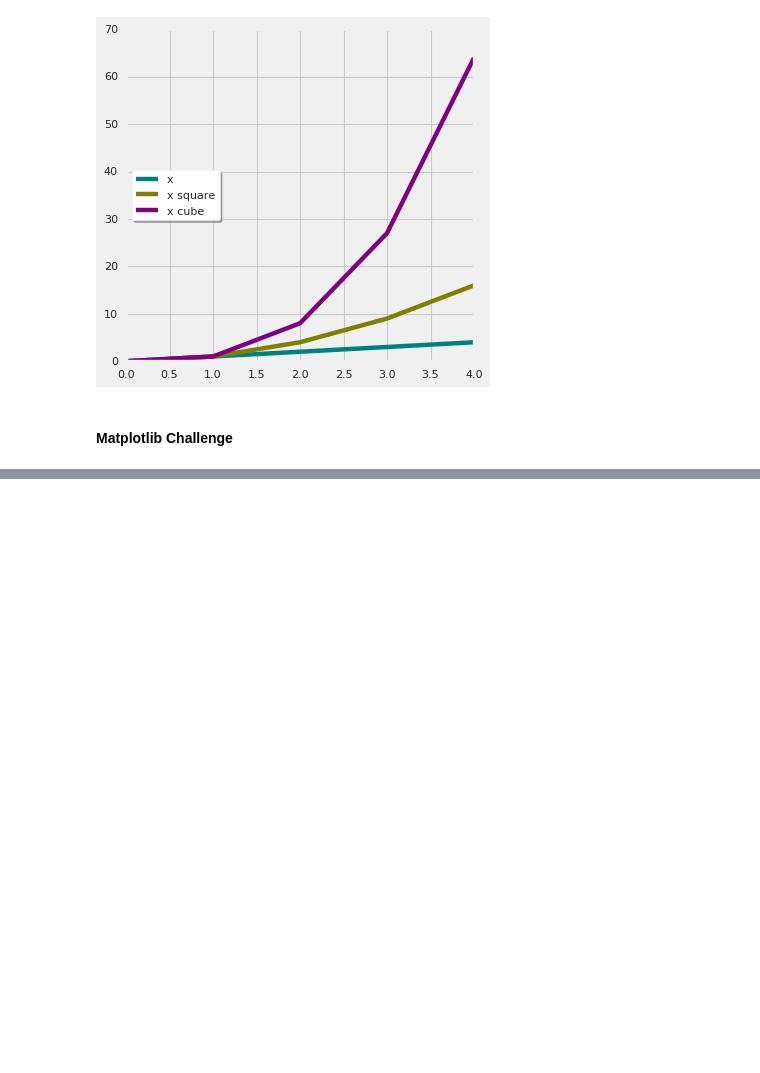
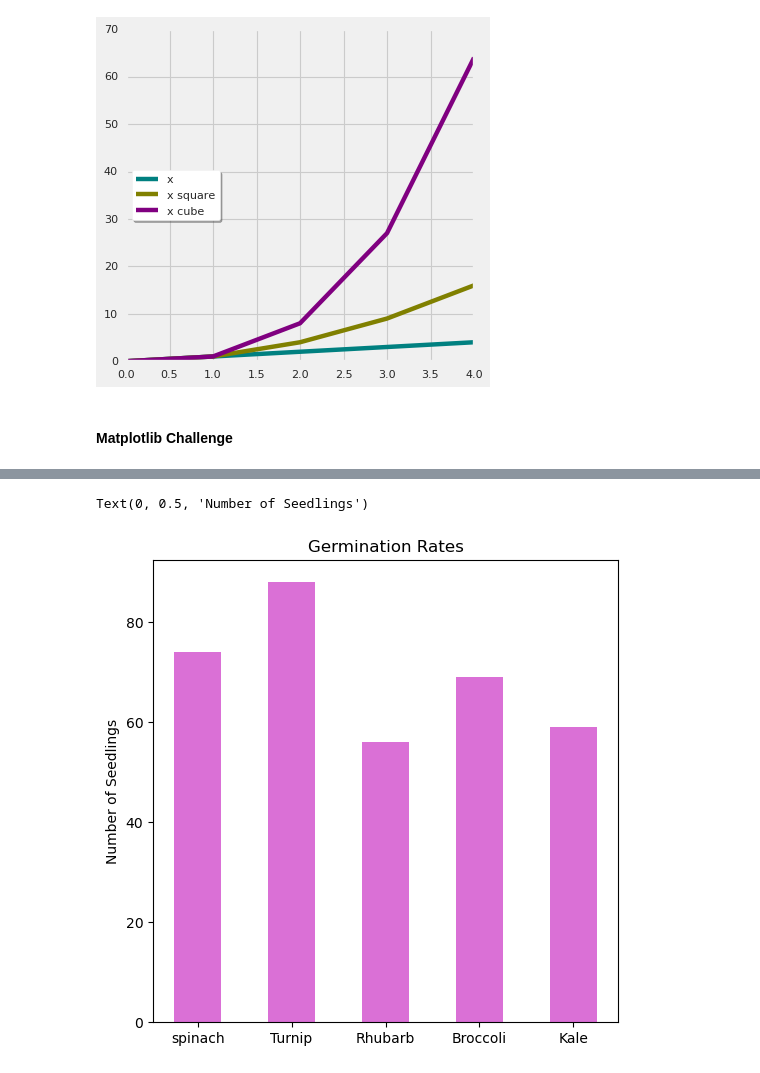
Before and after one commit to gurnamsingh11/data_visualization, a Jupyter notebook: 01_Matplotlib.ipynb, the cells around one changed output, grey strips where cells are left out. Cells and saved outputs as stored; diff of their text form; code cells hidden in the pictures; blank space fills up the shorter version.

```diff
--- a/01_Matplotlib.ipynb
+++ b/01_Matplotlib.ipynb
@@ -221,0 +299,12 @@ plt.legend(loc="center left", shadow=True,frameon=True,facecolor="white")
+# %%
+plants = ['spinach', 'Turnip', 'Rhubarb', 'Broccoli', 'Kale']
+died = [10, 25, 5, 30, 21]
+germinated = [74, 88, 56, 69, 59]
+# %%
+plt.figure(figsize=(6, 6))
+plt.bar(plants, germinated, color="orchid", width=0.5)
+plt.title("Germination Rates")
+plt.ylabel("Number of Seedlings")
+# %% [output]
+Text(0, 0.5, 'Number of Seedlings')
+[figure, added]
```
Also changed, not shown: parts of 17 cells of this notebook.
